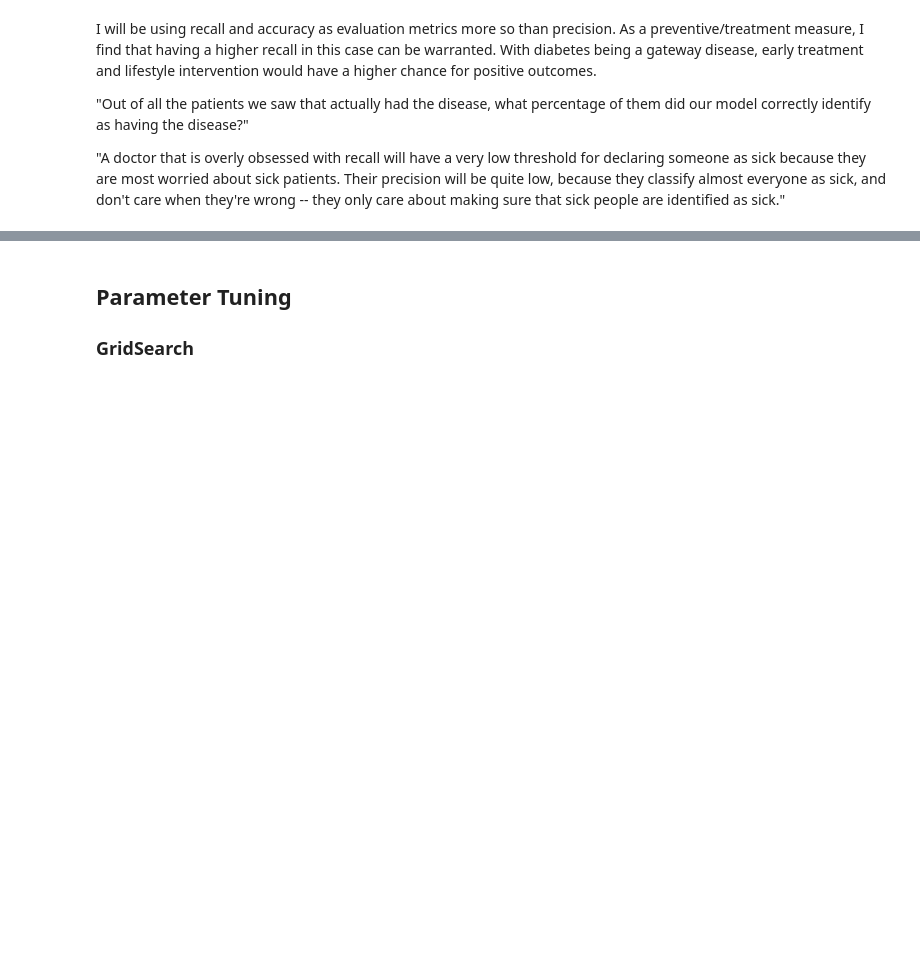
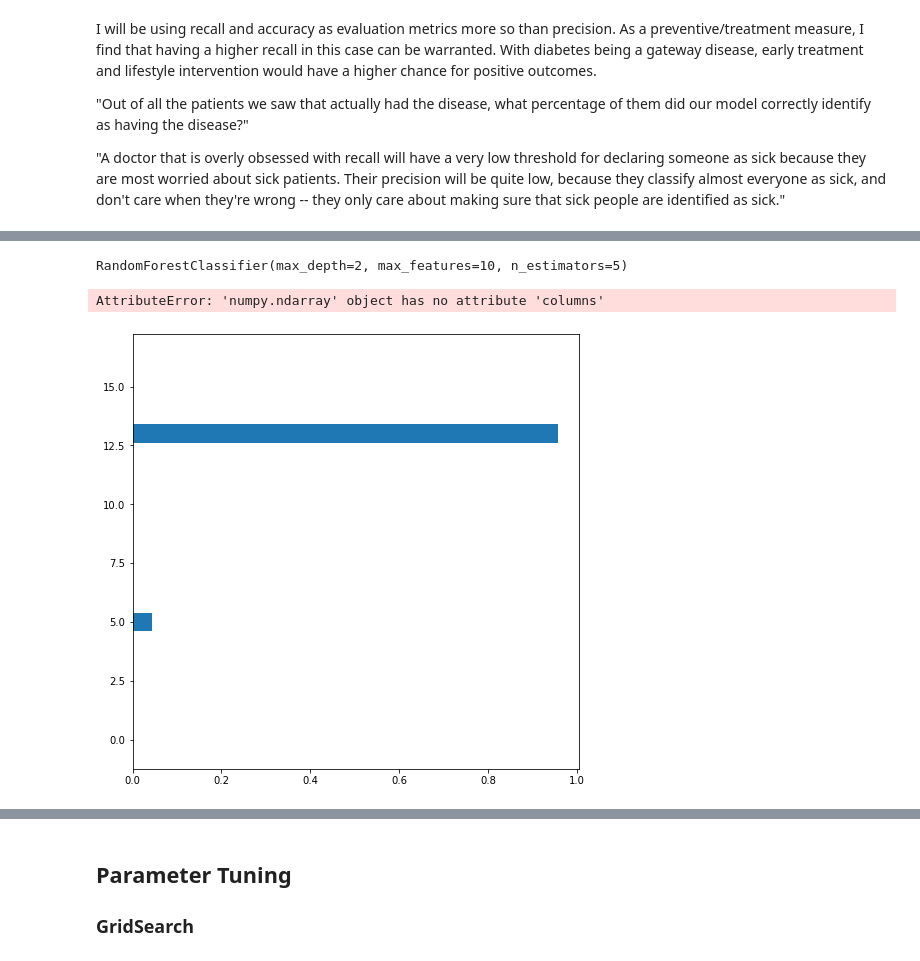
Before and after one commit to ldwilker10/predicting_diabetes_project, a Jupyter notebook: phase3_rough_draft/diabetes_2_basic_logreg.ipynb, the cells around one changed output, grey strips where cells are left out. Saved outputs shown, nothing was run; the diff lists cells and outputs as text; code cells hidden in the pictures; blank space fills up the shorter version.

```diff
--- a/phase3_rough_draft/diabetes_2_basic_logreg.ipynb
+++ b/phase3_rough_draft/diabetes_2_basic_logreg.ipynb
@@ -722,0 +856,16 @@ I will be using recall and accuracy as evaluation metrics more so than precision
+# %%
+# Instantiate and fit a RandomForestClassifier
+forest_2 = RandomForestClassifier(n_estimators = 5, max_features = 10, max_depth = 2)
+forest_2.fit(X_train_scaled, y_train_resample)
+# %% [output]
+RandomForestClassifier(max_depth=2, max_features=10, n_estimators=5)
+# %%
+# First tree from forest_2
+rf_tree_1 = forest_2.estimators_[0]
+
+
+# Feature importance
+plot_feature_importances(rf_tree_1)
+# %% [output]
+AttributeError: 'numpy.ndarray' object has no attribute 'columns'
+[figure, added]
```
Also changed, not shown: parts of 40 cells of this notebook.
